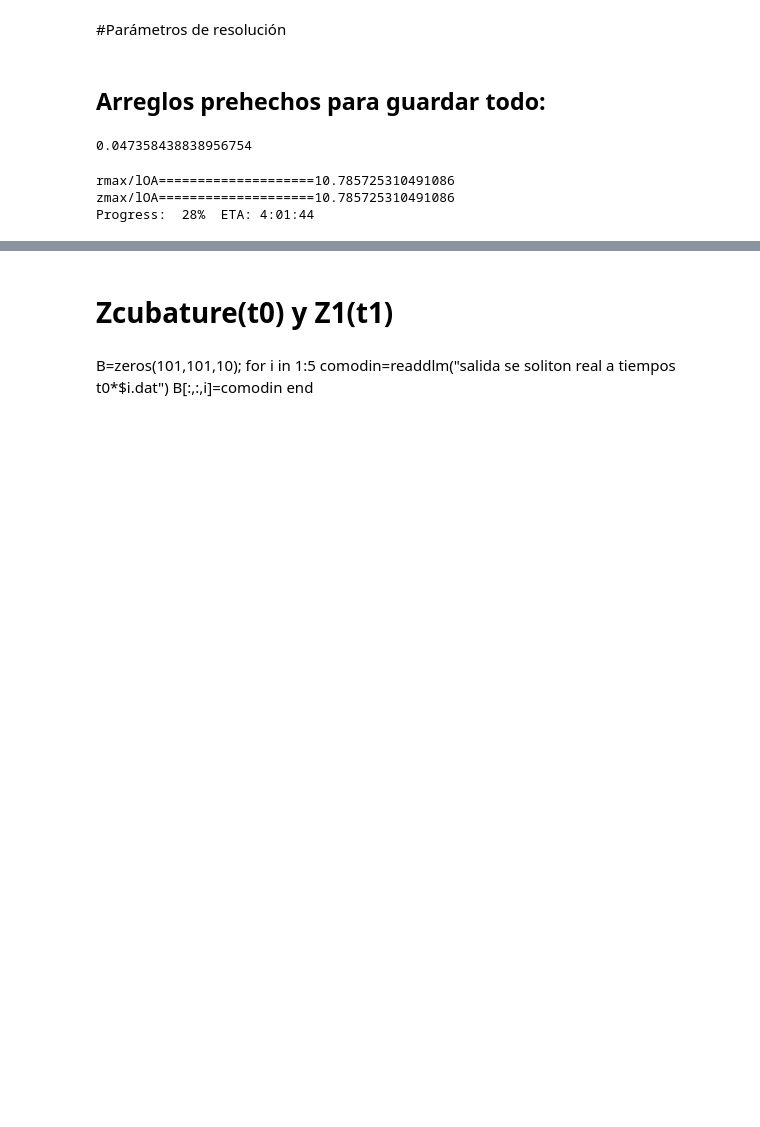
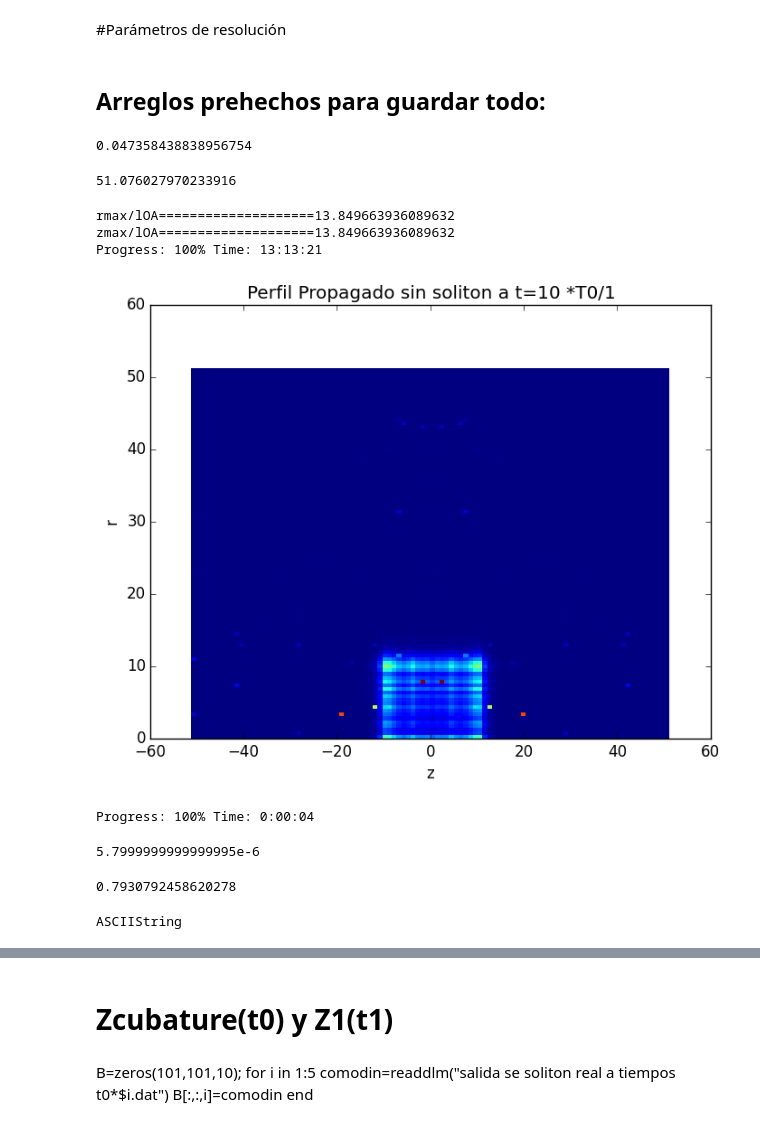
Before and after one commit to ealba/INTEGRALES, a Jupyter notebook: IntegralesBurdas6.ipynb, the cells around one changed output, grey strips where cells are left out. Drawn from its saved outputs; the diff is of its cells as text; code cells hidden in the pictures; blank space fills up the shorter version.

Commit message:
20 noviembre no sale propagacion en interaccion

```diff
--- a/IntegralesBurdas6.ipynb
+++ b/IntegralesBurdas6.ipynb
@@ -60,7 +65,8 @@ N_est=(m/hbarr)^(3/2)*omegar*sqrt(omegaz)/sqrt(2*π);
 
 
 function sol(z::Float64,t)
-    tanh((z*sqrt(abs(sin(omegaz*t)))-z0)/(ksi*gama))/gama
+    1
+    #tanh((z*sqrt(abs(sin(omegaz*t)))-z0)/(ksi*gama))/gama
 end
 
 function fase_rr1(r1::Float64,r::Float64,t::Float64)
@@ -87,6 +93,11 @@ function n_tf(r::Float64,z::Float64,t::Float64)
         return (mu-U(r,z,t))/(n*g_alfa)
     end
     return 0
+
+
+#    ((m/(π*hbarr))^(3/2)*omegar*omegaz^(1/2)*exp(  -(m*omegar/(hbarr))*r^2*sin(omegar*t)-(m*omegaz/(hbarr))*z^2*sin(omegaz*t))  )
+
+
 end
 
 
@@ -152,8 +162,0 @@ zmaxevaluar/lOA
-# %%
-tiempos=linspace(t0,100*t0,101);
-rmax=zeros(101);
-zmax=zeros(101);
-[rmax[i]=rmaxintegrar(tiempos[i])/rmax_estatico for i in 1:101];
-[zmax[i]=zmaxintegrar(tiempos[i])/zmax_estatico for i in 1:101];
-
-plot(zmax)
@@ -202,12 +203,15 @@ dr1=(ksi)/lOA
 dz1=(ksi)/lOA
 # %% [output]
 0.047358438838956754
+# %%
+zmaxevaluar/lOA
+# %% [output]
+51.076027970233916
 # %%
-#tiempos=[5,6,7,8,9]
-
+#tiempos=[4,5,6,7,8,9,10]
 #q=Progress(iteracionest+1,1)
 
-for τ in 1:iteracionest
+for τ in 10
 
     t=τ*t0
     zmax=zmaxintegrar(t)
@@ -228,42 +232,58 @@ for τ in 1:iteracionest
             z=-zmaxevaluar+(j-1)*Dz;
 
 
                                f(v)=R_funcion_a_integrar(v,r,z,t);
                                g(v)=I_funcion_a_integrar(v,r,z,t);
 
 
 
 
-            (val,err) = pcubature(f,[0.0,-zmax],[rmax,zmax]; reltol=1e-20, abstol=1e-20, maxevals=10000000);
-            (val2,err2) = pcubature(g,[0.0,-zmax],[rmax,zmax]; reltol=1e-20, abstol=1e-20, maxevals=100000000);
+
+            (val,err) = pcubature(f,[0.0,-zmax],[rmax,zmax]; reltol=1e-18, abstol=1e-18, maxevals=1000000);
+            (val2,err2) = pcubature(g,[0.0,-zmax],[rmax,zmax]; reltol=1e-18, abstol=1e-18, maxevals=10000000);
 
 
                                 ReIntegralcubature[i,j,τ]=val
                                 ImIntegralcubature[i,j,τ]=val2
                                 ErrRe[i,j,τ]=err;
                                 ErrIm[i,j,τ]=err2;
 
- #                       end
 
-
- #               end
 
             end
         next!(p)
 
         end
     #Z[:,:,τ]=Ncuad(t)*(ReIntegral[:,:,τ].^2+ImIntegral[:,:,τ].^2);
     Zcubature[:,:,τ]=N_est^2*(ReIntegralcubature[:,:,τ].^2+ImIntegralcubature[:,:,τ].^2);
 
 
-    grafdensidad([-zmaxevaluar/lOA,zmaxevaluar/lOA],[0,rmaxevaluar/lOA],iteracionesr+1,Zcubature[:,:,τ],"Perfil Propagado a t=$τ *T0/$DT","z","r")
-    savefig("fig$τ entre $DT con zmaxevaluar de $(zmaxevaluar/zmax_estatico) y zmaxevaluar=$(zmaxevaluar/zmax_estatico) de $iteracionesz*$iteracionesr.png")
-    writedlm("salida se soliton real a tiempos t0*$τ con DT=$DT.dat",Zcubature[:,:,τ])
+    #grafdensidad([-zmaxevaluar/lOA,zmaxevaluar/lOA],[0,rmaxevaluar/lOA],iteracionesr+1,Zcubature[:,:,τ],"Perfil Propagado a t=$τ *T0/$DT","z","r")
+    #savefig("fig$τ entre $DT  Propagación con solitón en z= $algo *ksi  resol de $iteracionesz*$iteracionesr .png")
+    #writedlm("salida a $τ*$DT  Propagación con solitón en z= $algo *ksi  resol de $iteracionesz*$iteracionesr .dat",Zcubature[:,:,τ])
+
+
+    grafdensidad([-zmaxevaluar/lOA,zmaxevaluar/lOA],[0,rmaxevaluar/lOA],iteracionesr+1,Zcubature[:,:,τ],"Perfil Propagado sin soliton a t=$τ *T0/$DT","z","r")
+    savefig("fig$τ soliton alfa entre $divisor_alfa a tiempos t0*$τ resol de $iteracionesr X $iteracionesz.png")
+    writedlm("salida de soliton alfa entre $divisor_alfa a tiempos t0*$τ resol de $iteracionesr X $iteracionesz .dat",Zcubature[:,:,τ])
 
     #next!(q)
-zmaxevaluar
 end
 # %% [output]
-rmax/lOA====================10.785725310491086
-zmax/lOA====================10.785725310491086
-Progress:  28%  ETA: 4:01:44
+rmax/lOA====================13.849663936089632
+zmax/lOA====================13.849663936089632
+Progress: 100% Time: 13:13:21
+[figure, added]
+# %%
+alfa
+# %% [output]
+Progress: 100% Time: 0:00:04
+5.7999999999999995e-6
+# %%
+maximum(N_est^2*(2*ReIntegralcubature.^2))
+# %% [output]
+0.7930792458620278
+# %%
+typeof("fig$τ entre $DT  Propagacion sin soliton  alfa=alfa/$divisor_alfa  resol de $iteracionesz*$iteracionesr .png")
+# %% [output]
+ASCIIString
```
Also changed, not shown: parts of 17 cells of this notebook, 3 other files.
